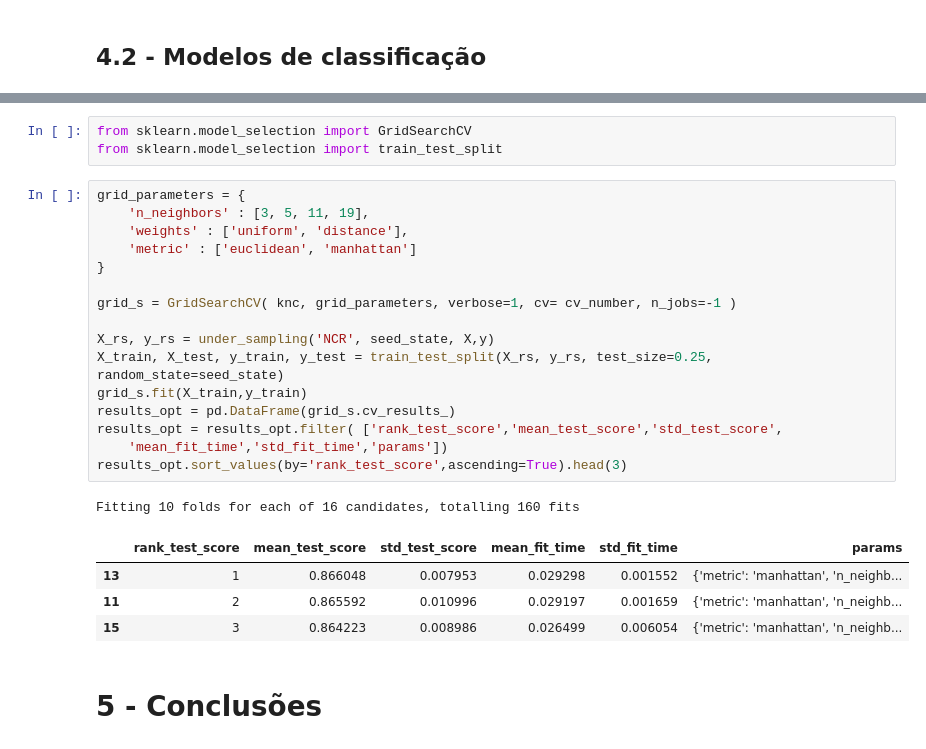
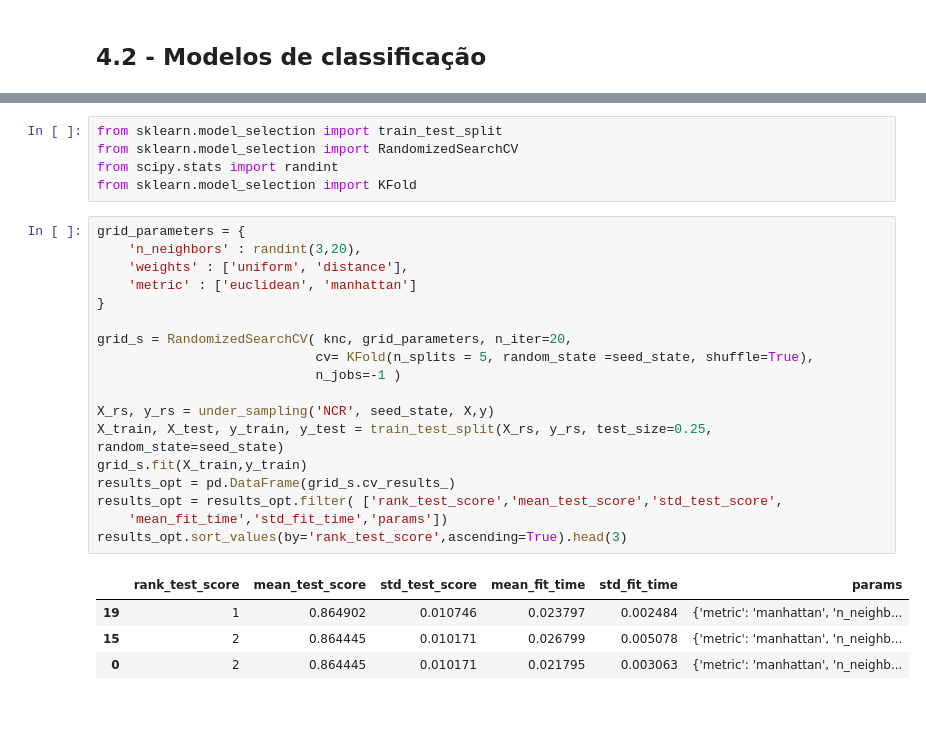
Before and after one commit to goto-95/Challenge_DataScience_AluraVoz, a Jupyter notebook: Challenge_DS_Alura_Semana03.ipynb, the cells around one changed output, grey strips where cells are left out. Drawn from its saved outputs; the diff is of its cells as text; blank space fills up the shorter version.

```diff
--- a/Challenge_DS_Alura_Semana03.ipynb
+++ b/Challenge_DS_Alura_Semana03.ipynb
@@ -339,27 +343,28 @@ Cálculos finalizados!
 # %%
-from sklearn.model_selection import GridSearchCV
 from sklearn.model_selection import train_test_split
+from sklearn.model_selection import RandomizedSearchCV
+from scipy.stats import randint
+from sklearn.model_selection import KFold
 # %%
 grid_parameters = {
-    'n_neighbors' : [3, 5, 11, 19],
+    'n_neighbors' : randint(3,20),
     'weights' : ['uniform', 'distance'],
     'metric' : ['euclidean', 'manhattan']
 }
 
-grid_s = GridSearchCV( knc, grid_parameters, verbose=1, cv= cv_number, n_jobs=-1 )
+grid_s = RandomizedSearchCV( knc, grid_parameters, n_iter=20,
+                            cv= KFold(n_splits = 5, random_state =seed_state, shuffle=True),
+                            n_jobs=-1 )
 
 X_rs, y_rs = under_sampling('NCR', seed_state, X,y)
 X_train, X_test, y_train, y_test = train_test_split(X_rs, y_rs, test_size=0.25, random_state=seed_state)
 grid_s.fit(X_train,y_train)
 results_opt = pd.DataFrame(grid_s.cv_results_)
 results_opt = results_opt.filter( ['rank_test_score','mean_test_score','std_test_score',
     'mean_fit_time','std_fit_time','params'])
 results_opt.sort_values(by='rank_test_score',ascending=True).head(3)
 # %% [output]
-Fitting 10 folds for each of 16 candidates, totalling 160 fits
 |  | rank_test_score | mean_test_score | std_test_score | mean_fit_time | std_fit_time | params |
-| 13 | 1 | 0.866048 | 0.007953 | 0.029298 | 0.001552 | {'metric': 'manhattan', 'n_neighb... |
-| 11 | 2 | 0.865592 | 0.010996 | 0.029197 | 0.001659 | {'metric': 'manhattan', 'n_neighb... |
-| 15 | 3 | 0.864223 | 0.008986 | 0.026499 | 0.006054 | {'metric': 'manhattan', 'n_neighb... |
+| 19 | 1 | 0.864902 | 0.010746 | 0.023797 | 0.002484 | {'metric': 'manhattan', 'n_neighb... |
+| 15 | 2 | 0.864445 | 0.010171 | 0.026799 | 0.005078 | {'metric': 'manhattan', 'n_neighb... |
+| 0 | 2 | 0.864445 | 0.010171 | 0.021795 | 0.003063 | {'metric': 'manhattan', 'n_neighb... |
-# %% [markdown]
-# **5 - Conclusões**
```
Also changed, not shown: parts of 8 cells of this notebook, 2 other files.
